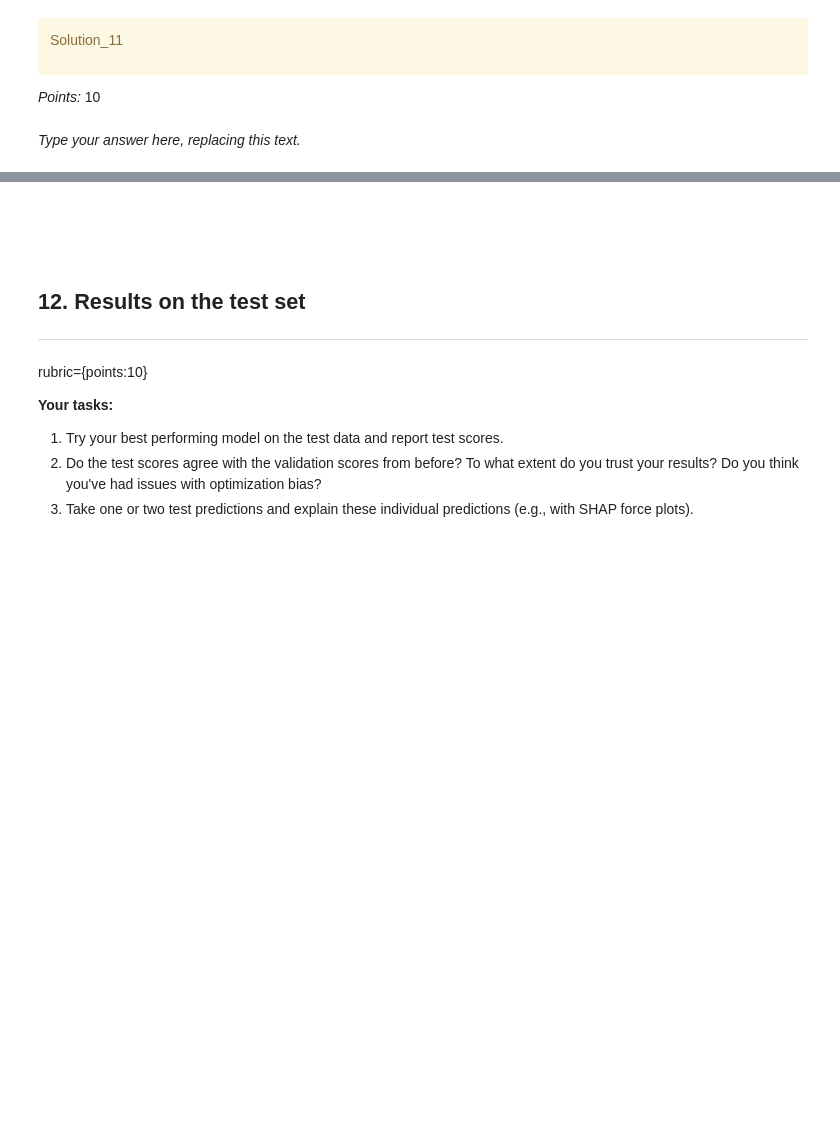
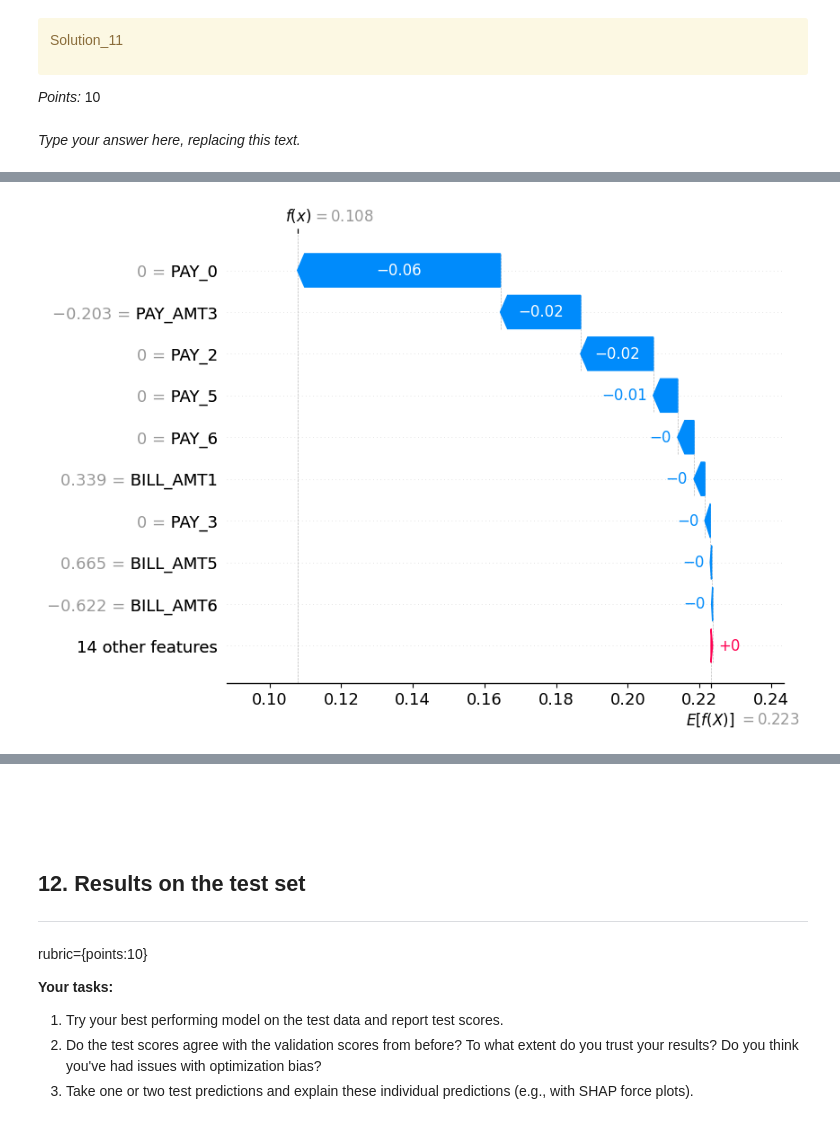
Before and after one commit to Felixxitran/cpsc330_hw5, a Jupyter notebook: hw5.ipynb, the cells around one changed output, grey strips where cells are left out. Drawn from its saved outputs; the diff is of its cells as text; code cells hidden in the pictures; blank space fills up the shorter version.

```diff
--- a/hw5.ipynb
+++ b/hw5.ipynb
@@ -1254,0 +1282,15 @@ NameError: name 'pipe_rf' is not defined
+# %%
+instance_index = 12 #y=1
+class_index = 1
+
+shap_values = train_shap_values[instance_index, :, class_index]
+
+
+explanation = shap.Explanation(values=shap_values,
+                               base_values=explainer.expected_value[class_index],  # Replace with expected value
+                               feature_names=column_names)  # Replace with actual feature names
+
+# Plot waterfall
+shap.plots.waterfall(explanation)
+# %% [output]
+[figure, added]
```
Also changed, not shown: parts of 70 cells of this notebook, 1 other file.
